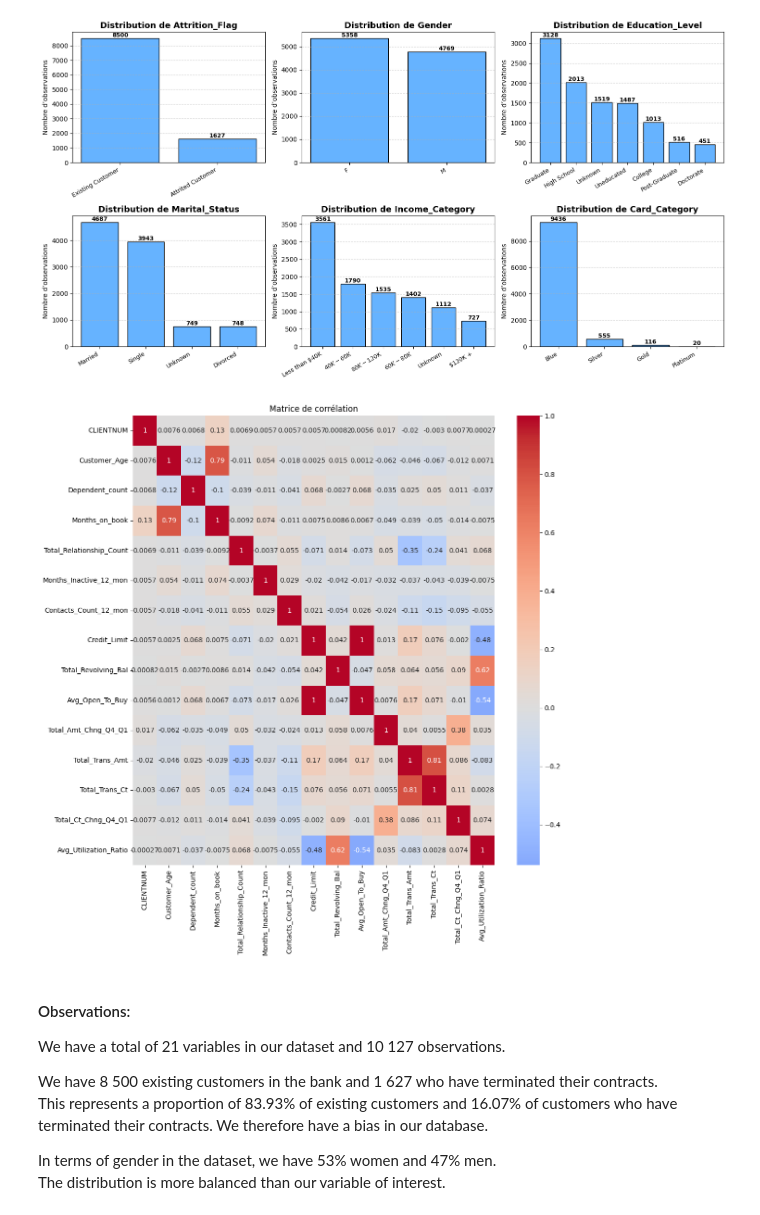
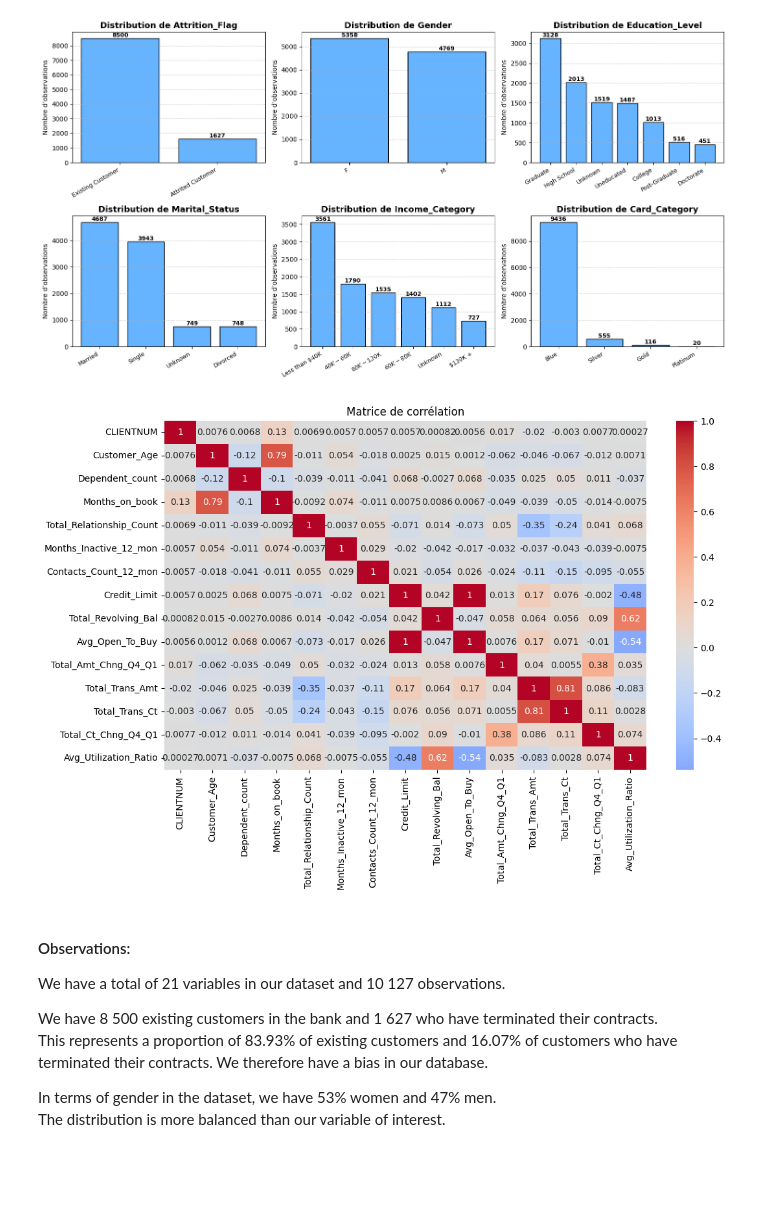
Before and after one commit to HTAGNY/Bank-Churn-Prediction, a Jupyter notebook: Bank_Project.ipynb, the cells around one changed output. Drawn from its saved outputs; the diff is of its cells as text; code cells hidden in the pictures; blank space fills up the shorter version.

```diff
--- a/Bank_Project.ipynb
+++ b/Bank_Project.ipynb
@@ -105,12 +105,12 @@ plt.show()
 [figure]
 # %%
 corr = df.select_dtypes(include=['number']).corr()
-plt.figure(figsize=(12, 12))
+plt.figure(figsize=(12, 7))
 sns.heatmap(corr, annot=True, cmap='coolwarm', center=0)
 plt.title("Matrice de corrélation")
 plt.show()
 # %% [output]
-[figure, old version]
+[figure, new version]
 # %% [markdown]
 #### Observations:
 
```
Also changed, not shown: parts of 20 cells of this notebook.
